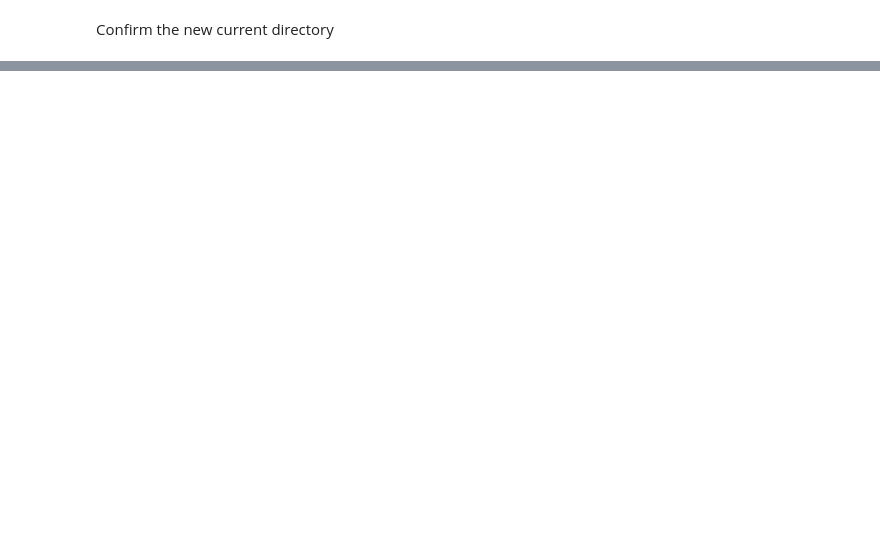
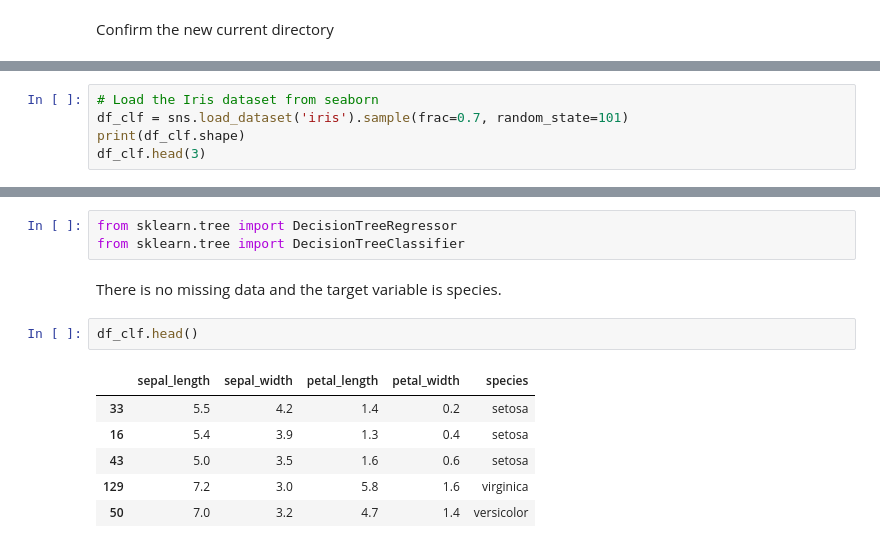
Before and after one commit to Mikeecee1/ML_practice, a Jupyter notebook: jupyter_notebooks/TreeBased_models.ipynb, the cells around one changed output, grey strips where cells are left out. Saved outputs shown, nothing was run; the diff lists cells and outputs as text; blank space fills up the shorter version.

```diff
--- a/jupyter_notebooks/TreeBased_models.ipynb
+++ b/jupyter_notebooks/TreeBased_models.ipynb
@@ -41,0 +88,5 @@ Section 2 content
+# %%
+# Load the Iris dataset from seaborn
+df_clf = sns.load_dataset('iris').sample(frac=0.7, random_state=101)
+print(df_clf.shape)
+df_clf.head(3)
@@ -41,0 +124,14 @@ Section 2 content
+# %%
+from sklearn.tree import DecisionTreeRegressor
+from sklearn.tree import DecisionTreeClassifier
+# %% [markdown]
+There is no missing data and the target variable is species.
+# %%
+df_clf.head()
+# %% [output]
+|  | sepal_length | sepal_width | petal_length | petal_width | species |
+| 33 | 5.5 | 4.2 | 1.4 | 0.2 | setosa |
+| 16 | 5.4 | 3.9 | 1.3 | 0.4 | setosa |
+| 43 | 5.0 | 3.5 | 1.6 | 0.6 | setosa |
+| 129 | 7.2 | 3.0 | 5.8 | 1.6 | virginica |
+| 50 | 7.0 | 3.2 | 4.7 | 1.4 | versicolor |
```
Also changed, not shown: parts of 30 cells of this notebook.
